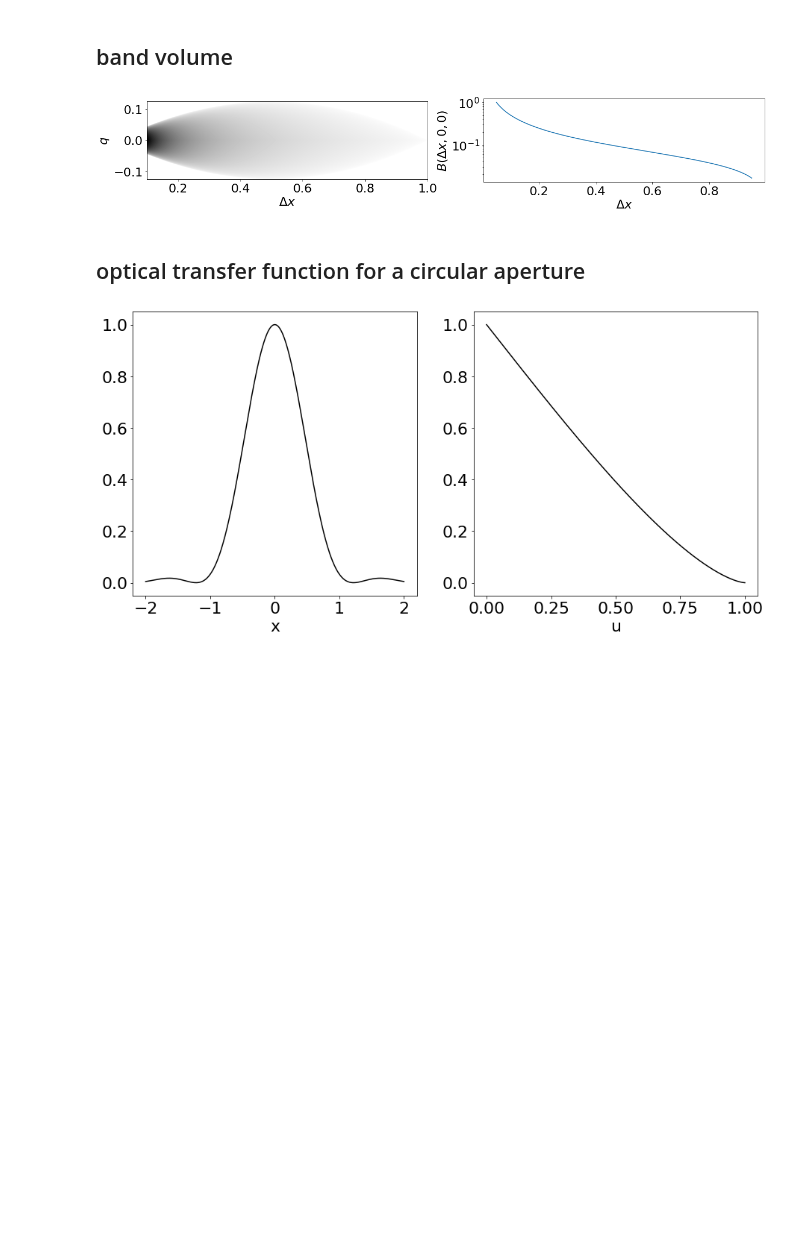
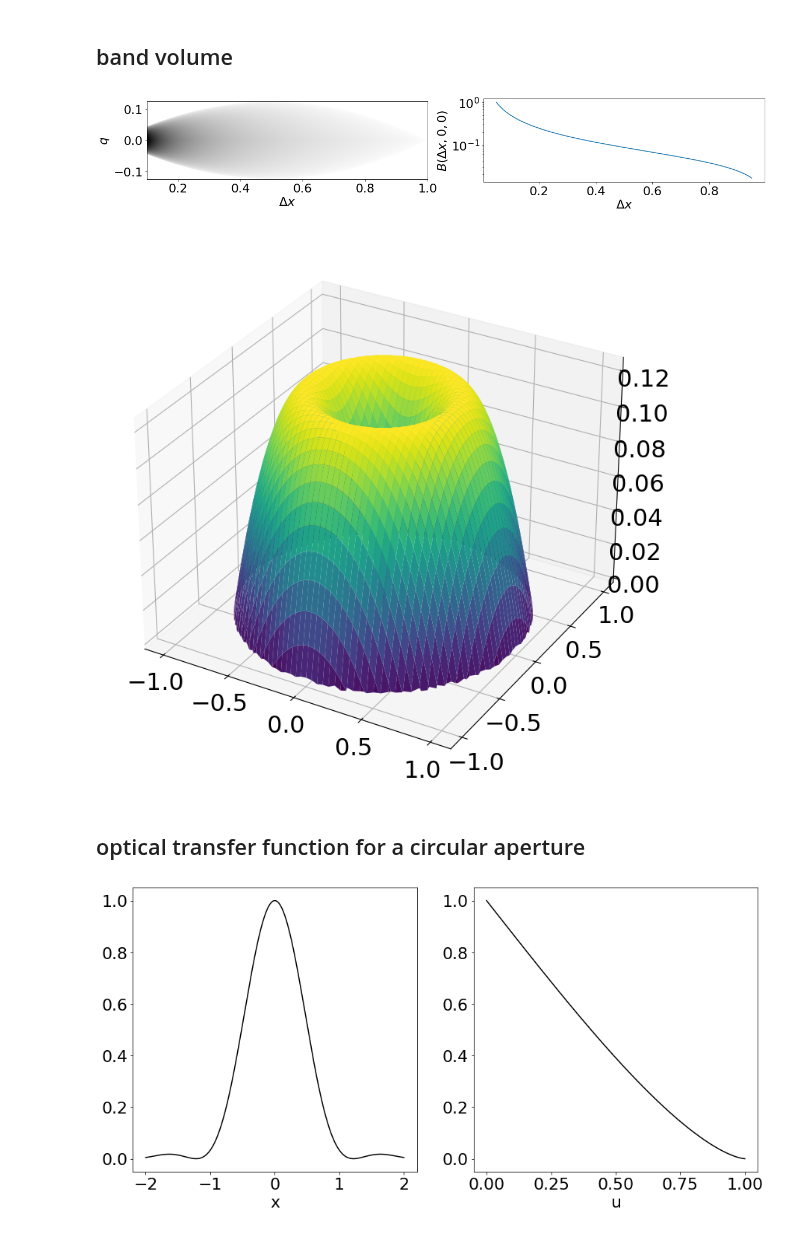
Before and after one commit to arizonaCameraLab/computationalImaging, a Jupyter notebook: Chapter8FocalImaging/FourierAnalysisOfIncoherentImaging.ipynb, the cells around one changed output. Drawn from its saved outputs; the diff is of its cells as text; code cells hidden in the pictures; blank space fills up the shorter version.

```diff
--- a/Chapter8FocalImaging/FourierAnalysisOfIncoherentImaging.ipynb
+++ b/Chapter8FocalImaging/FourierAnalysisOfIncoherentImaging.ipynb
@@ -69,6 +70,53 @@ plt.savefig('bandVolume.pdf')
 #files.download('bandVolume.pdf')
 # %% [output]
 [figure]
+# %%
+
+
+# Define a grid in the (Δx, Δy) plane
+n_points = 400
+delta_x = np.linspace(-1.0, 1.0, n_points)
+delta_y = np.linspace(-1.0, 1.0, n_points)
+X, Y = np.meshgrid(delta_x, delta_y)
+
+# Compute r^2 = (Δx)^2 + (Δy)^2
+R2 = X**2 + Y**2
+R = np.sqrt(R2)
+
+# We'll store |q| in Z, but only where 0 < r < 1
+Z = np.full_like(R, np.nan)  # start as all NaN
+
+# Mask for the open unit disk, excluding r=0 and r>=1
+mask = (R > 0) & (R < 1)
+
+# For those valid points, use the derived formula:
+# |q| = ( -X + sqrt(X) ) / 2, where X = r^2
+# => but more directly = 0.5*(R - R^2)
+Z[mask] = 0.5*(R[mask] - R2[mask])
+
+# Create a 3D plot
+fig = plt.figure(figsize=(20, 20))
+ax = fig.add_subplot(211, projection='3d')
+
+# Plot the surface. We can use a colormap and let the NaN values vanish
+surf = ax.plot_surface(X, Y, Z, cmap='viridis', edgecolor='none')
+
+# Add a color bar for reference
+#cb = fig.colorbar(surf, shrink=0.5, aspect=10)
+cb.set_label(r'$|q|$')
+
+# Label axes
+#ax.set_xlabel(r'$\Delta x$')
+#ax.set_ylabel(r'$\Delta y$')
+#ax.set_zlabel(r'$|q|$')
+
+#ax.set_title(
+#    r'Surface plot of $|q|$ '
+#)
+
+plt.show()
+# %% [output]
+[figure, added]
 # %% [markdown]
 ## optical transfer function for a circular aperture
 # %%
```
Also changed, not shown: parts of 1 cell of this notebook.
